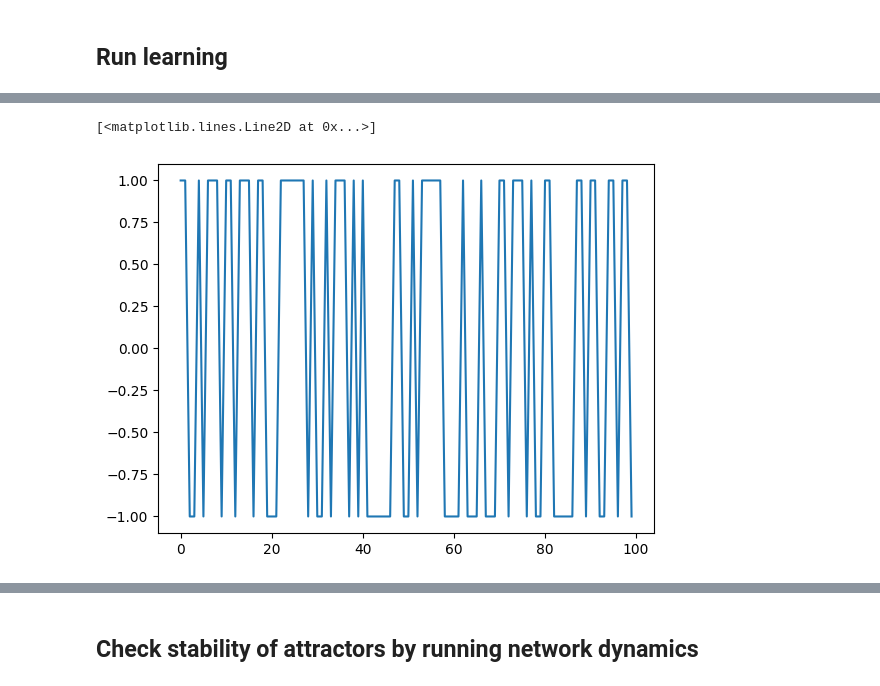
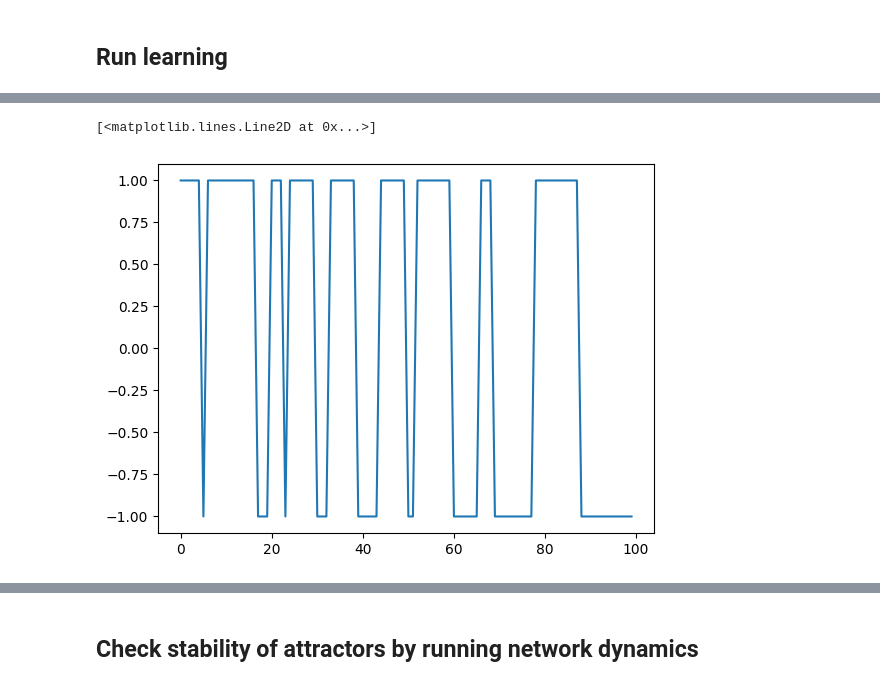
Before and after one commit to Joshua-Lemus/Diploma-project, a Jupyter notebook: attractor.ipynb, the cells around one changed output, grey strips where cells are left out. Cells and saved outputs as stored; diff of their text form; code cells hidden in the pictures.

```diff
--- a/attractor.ipynb
+++ b/attractor.ipynb
@@ -61,7 +62,7 @@ Datasets:
 pars = Pars()
 
 ## random task name
-# pars.dataset = "RANDOM"
+#pars.dataset = "RANDOM"
 # pars.dataset = "RANDOM-Y"
 pars.dataset = "NLGP"
 # pars.dataset = "RANDOM-FF-Teacher"
@@ -78,14 +79,9 @@ pars.dataset = "NLGP"
 # pars.dataset = "CIFAR10"
 # pars.dataset = "CIFAR100"
 
-# General options
-pars.alpha_train = 0.1 # fraction of training patterns wrt N in a random task
-pars.alpha_test = 0.1 # fraction of test patterns wrt N in a random task
-pars.span_h = False # generate all h in range (only makes sense for N=2 or N=3)
-
 ## random dataset specific options
 pars.exp_input = False # exponentially distributed input (default is gaussian)
-pars.rho = 0. # input covariance for RANDOM dataset
+pars.rho = 0.4 # input covariance for RANDOM dataset
 
 ## teacher-student FF options
 pars_teacher = {}
@@ -113,9 +109,9 @@ pars_teacher = {}
 # pars.pars_teacher = pars_teacher
 
 ## NLGP specific options
-pars.torus = True # whether to use a torus topology
+pars.torus = False # whether to use a torus topology
 pars.g_nonlin = 1e-10 # gain parameter for nonlinearity
-pars.xis = [1e-6] # lenght-scales of mixtures
+pars.xis = [2.4] # lenght-scales of mixtures
 
 ## spatial options
 pars.dim = 1 # input dimension
@@ -133,12 +129,27 @@ pars.save_dir = f'results_notebook'
 # r = requests.get(url, allow_redirects=True)
 # save_dir_dataset = save_dir + "/" + dataset
 # open(f'{data_dir}/mnist1d_data.pkl', 'wb').write(r.content)
+
+# General options
+pars.alpha_train = 0.1 # fraction of training patterns wrt N in a random task
+pars.alpha_test = 2/pars.lN # fraction of test patterns wrt N in a random task
+pars.span_h = False # generate all h in range (only makes sense for N=2 or N=3)
 # %%
 # GET DATASET
-makedir(pars.data_dir)
-data_and_properties = get_data(pars, dtype=dtype, device=device)
-train_dataset, test_dataset, teacher_weights, x_teacher = data_and_properties
-print(f"{pars.dim} dimensional inputs of size {pars.lN}^{pars.dim} = {pars.N}")
-print(f"num train: {pars.num_train}, num test: {pars.num_test}, num label: {pars.num_label}")
+def get_new_dataset(pars):
+    makedir(pars.data_dir)
+    data_and_properties = get_data(pars, dtype=dtype, device=device)
+    train_dataset, test_dataset, teacher_weights, x_teacher = data_and_properties
+    print(f"{pars.dim} dimensional inputs of size {pars.lN}^{pars.dim} = {pars.N}")
+    print(f"num train: {pars.num_train}, num test: {pars.num_test}, num label: {pars.num_label}")
+
+    # gen patterns
+    # X = 1. * (np.random.rand(P,N) <= sparsities[None])
+    X = 0.5 * (1 + np.sign(train_dataset.tensors[0].numpy()))   # 0 or 1
+    Y = 2. * X - 1.                                             # -1 or 1
+
+    return train_dataset, test_dataset, teacher_weights, x_teacher, X, Y
+
+train_dataset, test_dataset, teacher_weights, x_teacher, X, Y = get_new_dataset(pars)
 # %% [output]
 1 dimensional inputs of size 100^1 = 100
@@ -318,6 +300,6 @@ print(dist[0,0:plotmax])
 # %%
-plt.plot(Y[0,:])
+plt.plot(Y[6,:])
 # %% [output]
 [<matplotlib.lines.Line2D at 0x...>]
-[figure, old version]
+[figure, new version]
 # %%
```
Also changed, not shown: parts of 35 cells of this notebook, 2 other files.
